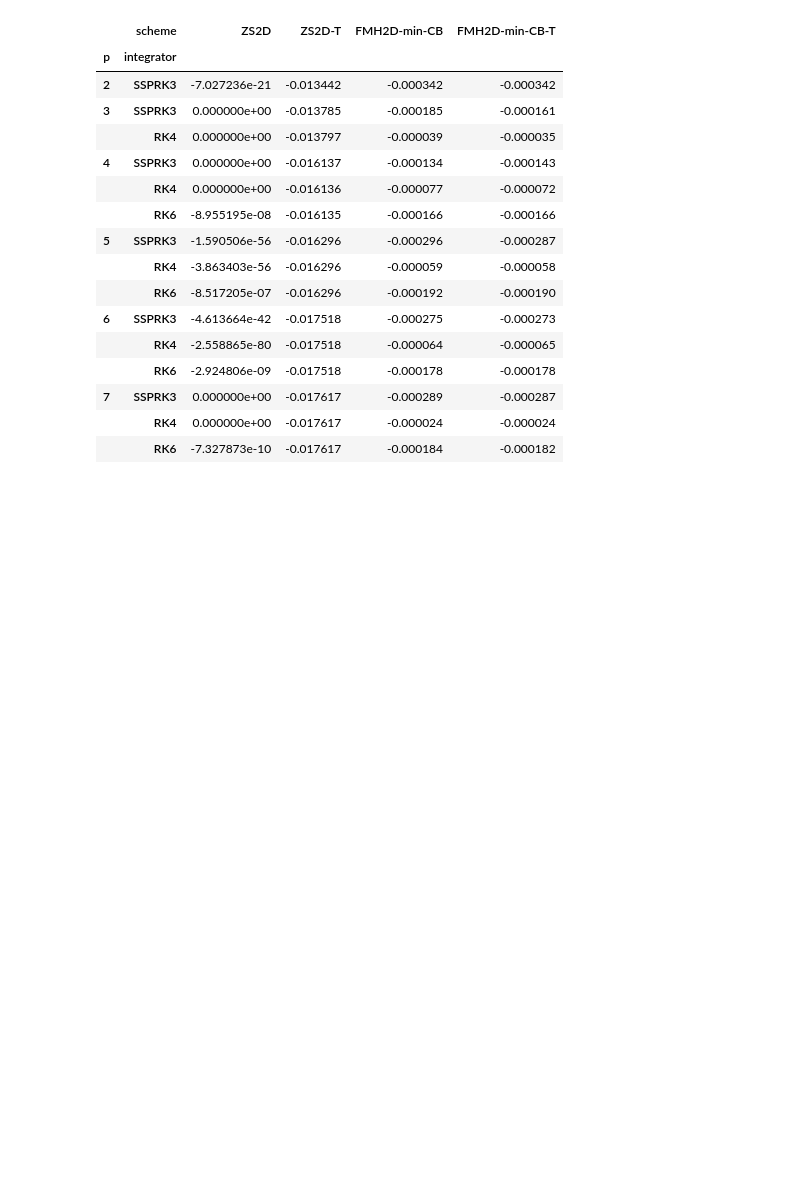
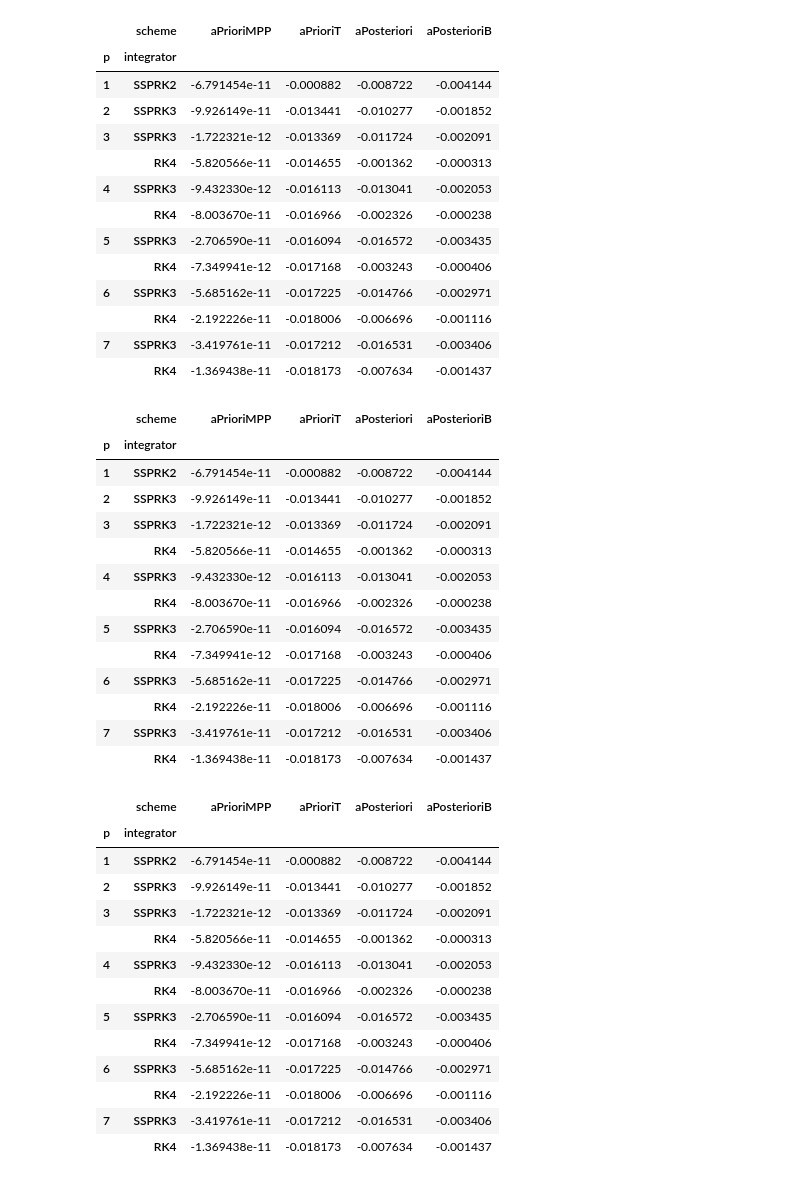
Before and after one commit to jpalafou/FVMethods, a Jupyter notebook: experiments/slotted_cylinder.ipynb, the cells around one changed output. Cells and saved outputs as stored; diff of their text form; code cells hidden in the pictures; blank space fills up the shorter version.

```diff
--- a/experiments/slotted_cylinder.ipynb
+++ b/experiments/slotted_cylinder.ipynb
@@ -97,9 +19,9 @@ solver.step_count=1010
 # %%
 data = []
 for lckey, p, integrator in product(
-    ["ZS2D", "ZS2D-T", "FMH2D-min-CB", "FMH2D-min-CB-T"],
-    [2, 3, 4, 5, 6, 7],
-    ["SSPRK3", "RK4", "RK6"],
+    ["aPrioriMPP", "aPrioriT", "aPosteriori", "aPosterioriB"],
+    [1, 2, 3, 4, 5, 6, 7],
+    ["SSPRK2", "SSPRK3", "RK4"],
 ):
     print(f"{lckey=}, {p=}, {integrator=}")
     solver = AdvectionSolver(
@@ -113,10 +35,13 @@ for lckey, p, integrator in product(
     )
     if lckey == "MUSCL-Hancock":
         if p == 1:
-            solver.euler()
-        else:
             continue
-    if integrator == "SSPRK3":
+        solver.euler()
+    if integrator == "SSPRK2":
+        if p != 1:
+            continue
+        solver.ssprk2()
+    elif integrator == "SSPRK3":
         if p < 2:
             continue
         solver.ssprk3()
@@ -138,11 +63,11 @@ for lckey, p, integrator in product(
     )
 df = pd.DataFrame(data).sort_values(by="p")
 df["integrator"] = df["integrator"].astype(
-    pd.CategoricalDtype(["SSPRK3", "RK4", "RK6"], ordered=True)
+    pd.CategoricalDtype(["SSPRK2", "SSPRK3", "RK4"], ordered=True)
 )
 df["scheme"] = df["scheme"].astype(
     pd.CategoricalDtype(
-        ["ZS2D", "ZS2D-T", "FMH2D-min-CB", "FMH2D-min-CB-T"], ordered=True
+        ["aPrioriMPP", "aPrioriT", "aPosteriori", "aPosterioriB"], ordered=True
     )
 )
 
@@ -169,20 +94,45 @@ lckey='FMH2D-min-CB-T', p=7, integrator='RK6'
-|  | scheme | ZS2D | ZS2D-T | FMH2D-min-CB | FMH2D-min-CB-T |
+|  | scheme | aPrioriMPP | aPrioriT | aPosteriori | aPosterioriB |
 | p | integrator |  |  |  |  |
-| 2 | SSPRK3 | -7.027236e-21 | -0.013442 | -0.000342 | -0.000342 |
-| 3 | SSPRK3 | 0.000000e+00 | -0.013785 | -0.000185 | -0.000161 |
-|  | RK4 | 0.000000e+00 | -0.013797 | -0.000039 | -0.000035 |
-| 4 | SSPRK3 | 0.000000e+00 | -0.016137 | -0.000134 | -0.000143 |
-|  | RK4 | 0.000000e+00 | -0.016136 | -0.000077 | -0.000072 |
-|  | RK6 | -8.955195e-08 | -0.016135 | -0.000166 | -0.000166 |
-| 5 | SSPRK3 | -1.590506e-56 | -0.016296 | -0.000296 | -0.000287 |
-|  | RK4 | -3.863403e-56 | -0.016296 | -0.000059 | -0.000058 |
-|  | RK6 | -8.517205e-07 | -0.016296 | -0.000192 | -0.000190 |
-| 6 | SSPRK3 | -4.613664e-42 | -0.017518 | -0.000275 | -0.000273 |
-|  | RK4 | -2.558865e-80 | -0.017518 | -0.000064 | -0.000065 |
-|  | RK6 | -2.924806e-09 | -0.017518 | -0.000178 | -0.000178 |
-| 7 | SSPRK3 | 0.000000e+00 | -0.017617 | -0.000289 | -0.000287 |
-|  | RK4 | 0.000000e+00 | -0.017617 | -0.000024 | -0.000024 |
-|  | RK6 | -7.327873e-10 | -0.017617 | -0.000184 | -0.000182 |
+| 1 | SSPRK2 | -6.791454e-11 | -0.000882 | -0.008722 | -0.004144 |
+| 2 | SSPRK3 | -9.926149e-11 | -0.013441 | -0.010277 | -0.001852 |
+| 3 | SSPRK3 | -1.722321e-12 | -0.013369 | -0.011724 | -0.002091 |
+|  | RK4 | -5.820566e-11 | -0.014655 | -0.001362 | -0.000313 |
+| 4 | SSPRK3 | -9.432330e-12 | -0.016113 | -0.013041 | -0.002053 |
+|  | RK4 | -8.003670e-11 | -0.016966 | -0.002326 | -0.000238 |
+| 5 | SSPRK3 | -2.706590e-11 | -0.016094 | -0.016572 | -0.003435 |
+|  | RK4 | -7.349941e-12 | -0.017168 | -0.003243 | -0.000406 |
+| 6 | SSPRK3 | -5.685162e-11 | -0.017225 | -0.014766 | -0.002971 |
+|  | RK4 | -2.192226e-11 | -0.018006 | -0.006696 | -0.001116 |
+| 7 | SSPRK3 | -3.419761e-11 | -0.017212 | -0.016531 | -0.003406 |
+|  | RK4 | -1.369438e-11 | -0.018173 | -0.007634 | -0.001437 |
+|  | scheme | aPrioriMPP | aPrioriT | aPosteriori | aPosterioriB |
+| p | integrator |  |  |  |  |
+| 1 | SSPRK2 | -6.791454e-11 | -0.000882 | -0.008722 | -0.004144 |
+| 2 | SSPRK3 | -9.926149e-11 | -0.013441 | -0.010277 | -0.001852 |
+| 3 | SSPRK3 | -1.722321e-12 | -0.013369 | -0.011724 | -0.002091 |
+|  | RK4 | -5.820566e-11 | -0.014655 | -0.001362 | -0.000313 |
+| 4 | SSPRK3 | -9.432330e-12 | -0.016113 | -0.013041 | -0.002053 |
+|  | RK4 | -8.003670e-11 | -0.016966 | -0.002326 | -0.000238 |
+| 5 | SSPRK3 | -2.706590e-11 | -0.016094 | -0.016572 | -0.003435 |
+|  | RK4 | -7.349941e-12 | -0.017168 | -0.003243 | -0.000406 |
+| 6 | SSPRK3 | -5.685162e-11 | -0.017225 | -0.014766 | -0.002971 |
+|  | RK4 | -2.192226e-11 | -0.018006 | -0.006696 | -0.001116 |
+| 7 | SSPRK3 | -3.419761e-11 | -0.017212 | -0.016531 | -0.003406 |
+|  | RK4 | -1.369438e-11 | -0.018173 | -0.007634 | -0.001437 |
+|  | scheme | aPrioriMPP | aPrioriT | aPosteriori | aPosterioriB |
+| p | integrator |  |  |  |  |
+| 1 | SSPRK2 | -6.791454e-11 | -0.000882 | -0.008722 | -0.004144 |
+| 2 | SSPRK3 | -9.926149e-11 | -0.013441 | -0.010277 | -0.001852 |
+| 3 | SSPRK3 | -1.722321e-12 | -0.013369 | -0.011724 | -0.002091 |
+|  | RK4 | -5.820566e-11 | -0.014655 | -0.001362 | -0.000313 |
+| 4 | SSPRK3 | -9.432330e-12 | -0.016113 | -0.013041 | -0.002053 |
+|  | RK4 | -8.003670e-11 | -0.016966 | -0.002326 | -0.000238 |
+| 5 | SSPRK3 | -2.706590e-11 | -0.016094 | -0.016572 | -0.003435 |
+|  | RK4 | -7.349941e-12 | -0.017168 | -0.003243 | -0.000406 |
+| 6 | SSPRK3 | -5.685162e-11 | -0.017225 | -0.014766 | -0.002971 |
+|  | RK4 | -2.192226e-11 | -0.018006 | -0.006696 | -0.001116 |
+| 7 | SSPRK3 | -3.419761e-11 | -0.017212 | -0.016531 | -0.003406 |
+|  | RK4 | -1.369438e-11 | -0.018173 | -0.007634 | -0.001437 |
 # %%
 print(pt.to_latex(float_format="%.2e"))
 # %% [output]
```
Also changed, not shown: parts of 9 cells of this notebook, 10 other files.
